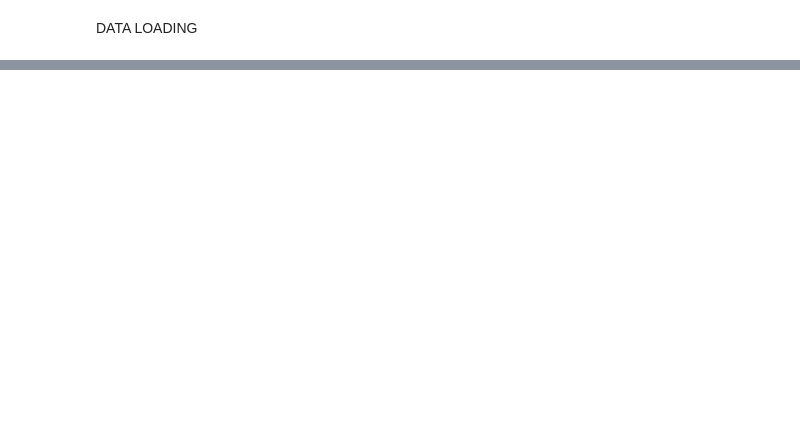
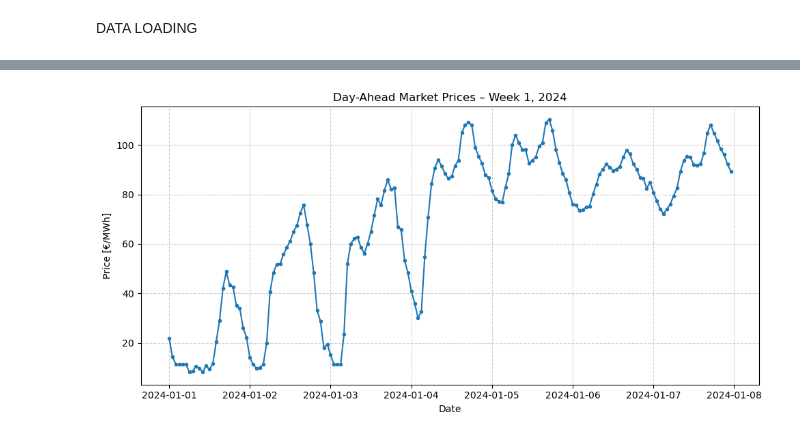
Before and after one commit to epaupe/Energy-Later, a Jupyter notebook: data_loading.ipynb, the cells around one changed output, grey strips where cells are left out. Saved outputs shown, nothing was run; the diff lists cells and outputs as text; code cells hidden in the pictures; blank space fills up the shorter version.

```diff
--- a/data_loading.ipynb
+++ b/data_loading.ipynb
@@ -15,16 +15,21 @@ DATA LOADING
 # 1) Day-Ahead market prices
 
 folder_path = "data/energy-charts_day_ahead"
-years = [2023, 2024]# Define the years you want to import
+years = [2023, 2024]# Define the years you want to import, we have from 2015 to 2024
 file_paths = [os.path.join(folder_path, f"energy-charts_DA_{year}.csv") for year in years]
 
 df_list = []
 for path in file_paths:
-    # Read CSV (adjust separator and decimal if needed)
-    df = pd.read_csv(path, sep=',', decimal='.')
+    df = pd.read_csv(path, sep=',', decimal='.', skiprows=[0])  # skip the metadata row
+    df.columns = ['timestamp', 'price_eur_mwh']
+    df['timestamp'] = pd.to_datetime(df['timestamp'], utc=True) # Convert timestamp to datetime
+    df['price_eur_mwh'] = pd.to_numeric(df['price_eur_mwh'], errors='coerce') # Convert price to numeric, coerce errors to NaN
     df_list.append(df)
 
 # Merge the DA market price dataframes
 merged_DA = pd.concat(df_list, ignore_index=True)
-print(merged_DA.head(-5))
+merged_DA = merged_DA.dropna(subset=['timestamp', 'price_eur_mwh']) # Drop rows with NaN values in timestamp or price
+merged_DA = merged_DA.sort_values('timestamp').reset_index(drop=True)# Sort by timestamp and reset index
+print(merged_DA.head())
+print(merged_DA.tail())
 # %% [output]
@@ -44,0 +48,4 @@ print(merged_DA.head(-5))
+# %%
+plot_DA_week(merged_DA, year=2024, week=1)
+# %% [output]
+[figure, added]
```
Also changed, not shown: parts of 1 cell of this notebook, 1 other file.
